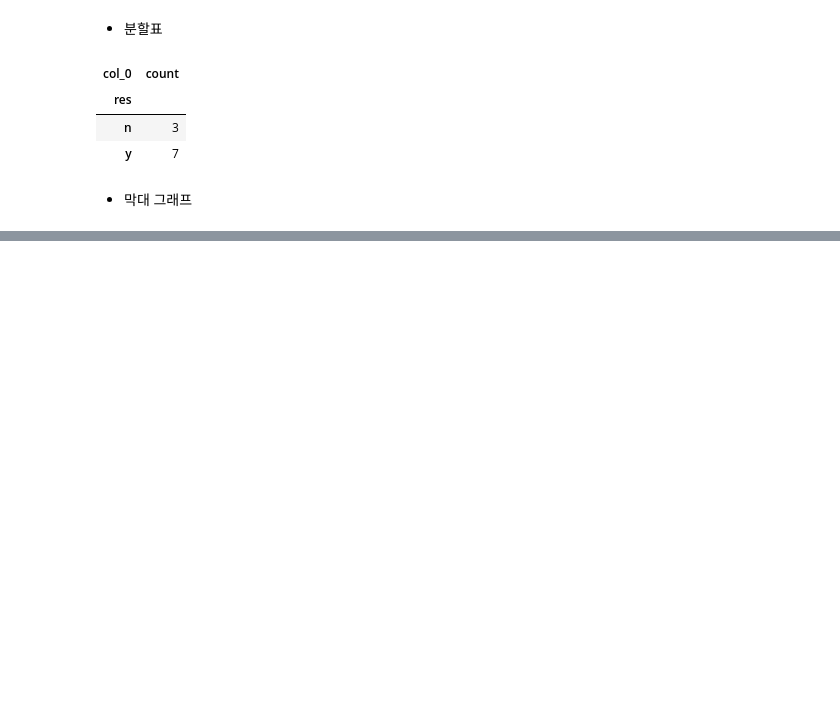
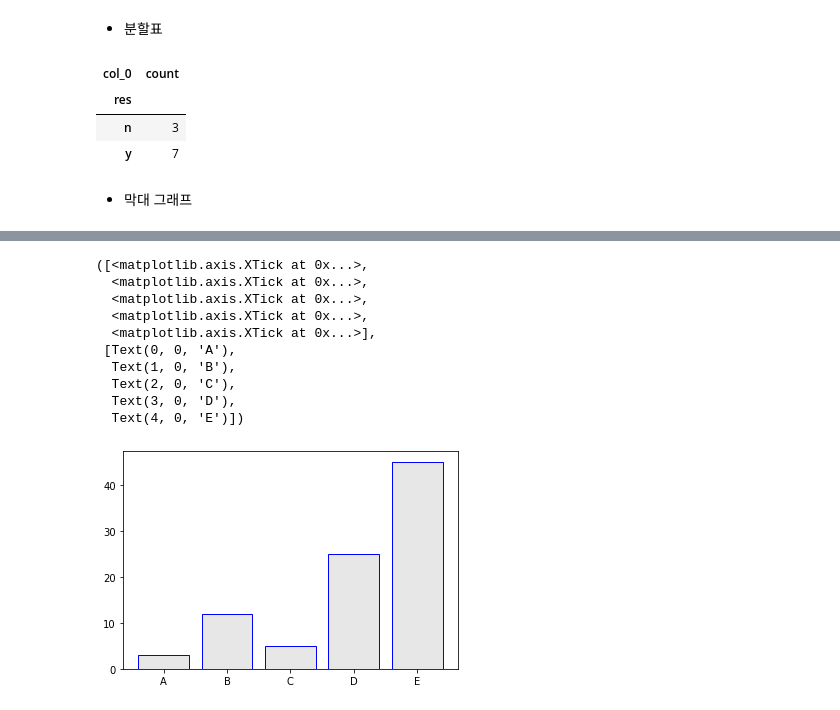
Before and after one commit to hellosunil/TIL-Today-I-Learned-, a Jupyter notebook: Python 통계 프로그래밍.ipynb, the cells around one changed output, grey strips where cells are left out. Cells and saved outputs as stored; diff of their text form; code cells hidden in the pictures; blank space fills up the shorter version.

```diff
--- a/Python 통계 프로그래밍.ipynb
+++ b/Python 통계 프로그래밍.ipynb
@@ -2501,0 +2504,18 @@ ValueError: The number of FixedLocator locations (2), usually from a call to set
+# %%
+store = ('A','B','C','D','E')
+sales = [3, 12, 5, 25, 45]
+y_pos = np.arange(len(store))
+plt.bar(y_pos, sales, color = (0.1,0.1,0.1,0.1), edgecolor='blue')
+plt.xticks(y_pos, store)
+# %% [output]
+([<matplotlib.axis.XTick at 0x...>,
+  <matplotlib.axis.XTick at 0x...>,
+  <matplotlib.axis.XTick at 0x...>,
+  <matplotlib.axis.XTick at 0x...>,
+  <matplotlib.axis.XTick at 0x...>],
+ [Text(0, 0, 'A'),
+  Text(1, 0, 'B'),
+  Text(2, 0, 'C'),
+  Text(3, 0, 'D'),
+  Text(4, 0, 'E')])
+[figure, added]
```
Also changed, not shown: parts of 15 cells of this notebook, 23 other files.
